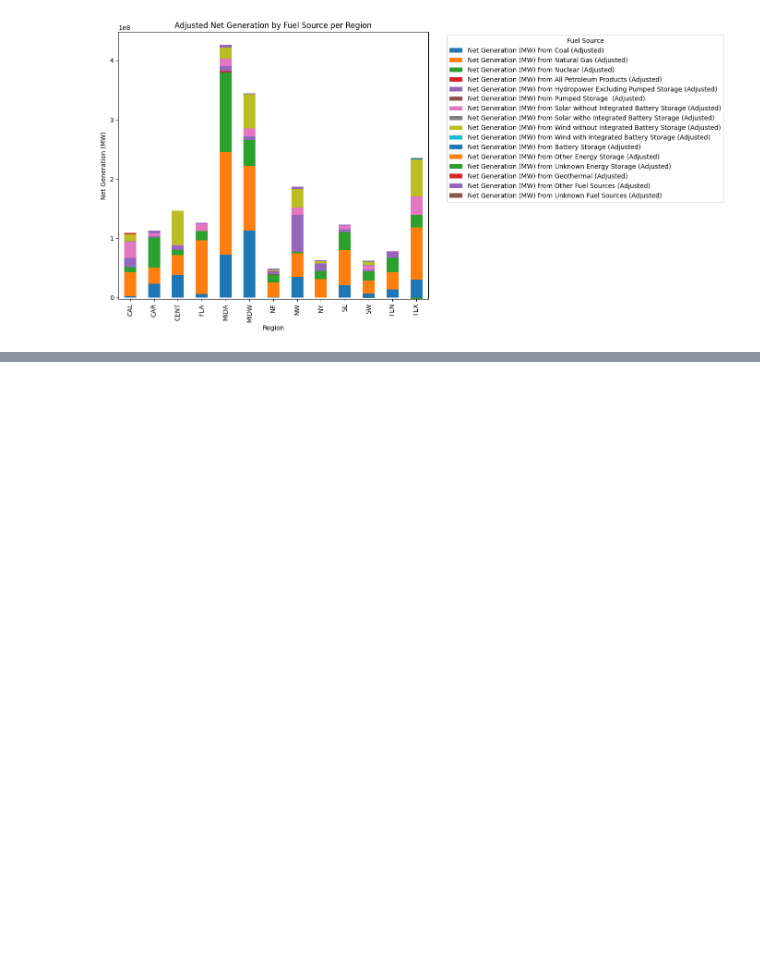
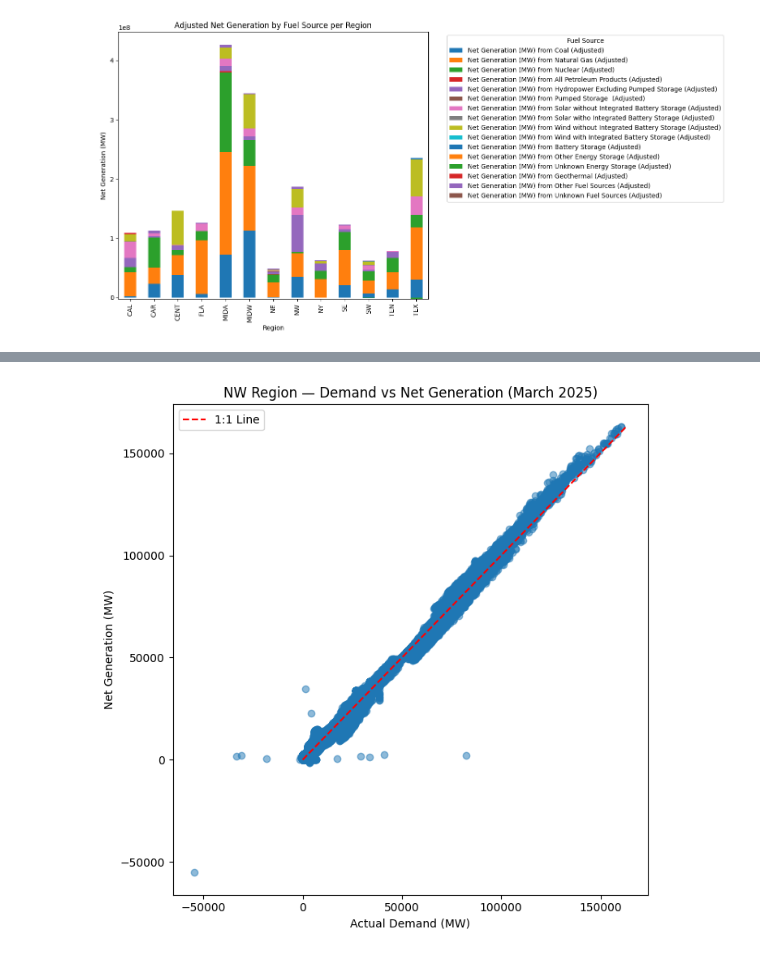
Before and after one commit to Michaelsaju1/AIPI510_Module_Project_1, a Jupyter notebook: power_grid_analysis.ipynb, the cells around one changed output, grey strips where cells are left out. Drawn from its saved outputs; the diff is of its cells as text; code cells hidden in the pictures; blank space fills up the shorter version.

```diff
--- a/power_grid_analysis.ipynb
+++ b/power_grid_analysis.ipynb
@@ -257,0 +318,24 @@ plt.show()
+# %%
+import matplotlib.pyplot as plt
+import pandas as pd
+
+# Ensure datetime
+df["UTC Time at End of Hour"] = pd.to_datetime(df["UTC Time at End of Hour"])
+
+
+# Scatter plot: Demand vs Net Generation
+plt.figure(figsize=(7,7))
+plt.scatter(df["Demand (MW)"], df["Net Generation (MW)"], alpha=0.5)
+
+# Add 1:1 reference line
+max_val = max(df["Demand (MW)"].max(), df["Net Generation (MW)"].max())
+plt.plot([0, max_val], [0, max_val], 'r--', label="1:1 Line")
+
+plt.title("NW Region — Demand vs Net Generation (March 2025)")
+plt.xlabel("Actual Demand (MW)")
+plt.ylabel("Net Generation (MW)")
+plt.legend()
+plt.tight_layout()
+plt.show()
+# %% [output]
+[figure, added]
```
Also changed, not shown: parts of 3 cells of this notebook.
